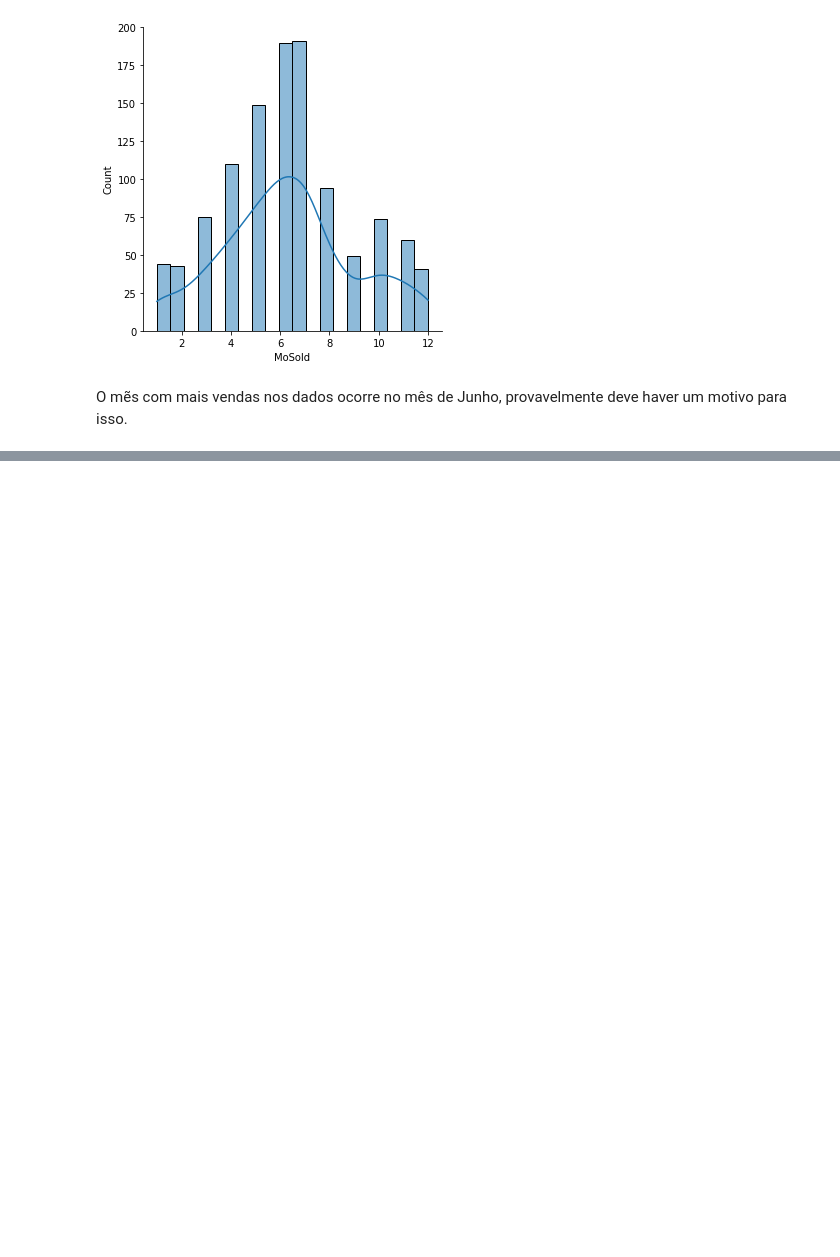
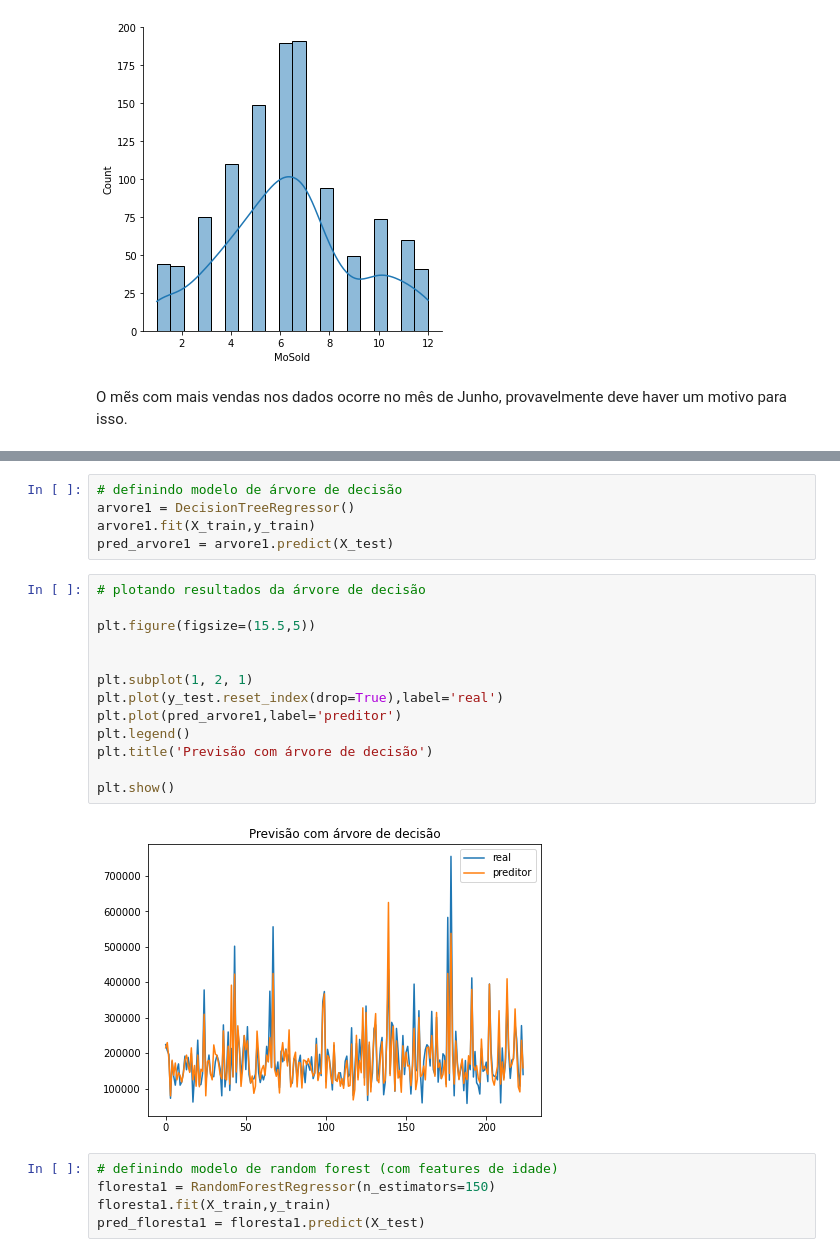
Before and after one commit to svhenrique/house-prices-predictor, a Jupyter notebook: HousePricesPredictor.ipynb, the cells around one changed output, grey strips where cells are left out. Drawn from its saved outputs; the diff is of its cells as text; blank space fills up the shorter version.

```diff
--- a/HousePricesPredictor.ipynb
+++ b/HousePricesPredictor.ipynb
@@ -523,0 +621,25 @@ O mẽs com mais vendas nos dados ocorre no mês de Junho, provavelmente deve ha
+# %%
+# definindo modelo de árvore de decisão
+arvore1 = DecisionTreeRegressor()
+arvore1.fit(X_train,y_train)
+pred_arvore1 = arvore1.predict(X_test)
+# %%
+# plotando resultados da árvore de decisão
+
+plt.figure(figsize=(15.5,5))
+
+
+plt.subplot(1, 2, 1)
+plt.plot(y_test.reset_index(drop=True),label='real')
+plt.plot(pred_arvore1,label='preditor')
+plt.legend()
+plt.title('Previsão com árvore de decisão')
+
+plt.show()
+# %% [output]
+[figure, added]
+# %%
+# definindo modelo de random forest (com features de idade)
+floresta1 = RandomForestRegressor(n_estimators=150)
+floresta1.fit(X_train,y_train)
+pred_floresta1 = floresta1.predict(X_test)
```
Also changed, not shown: parts of 39 cells of this notebook.
